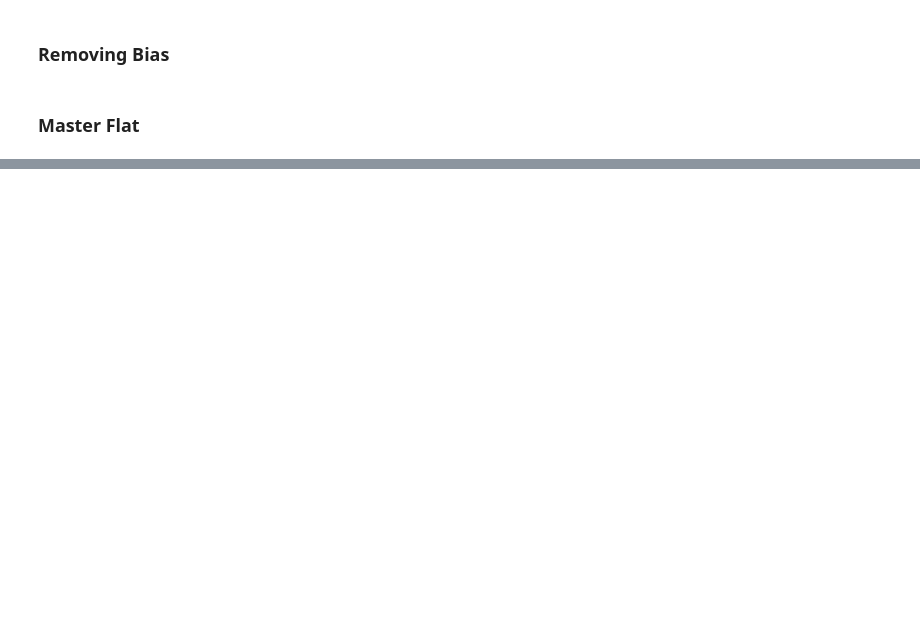
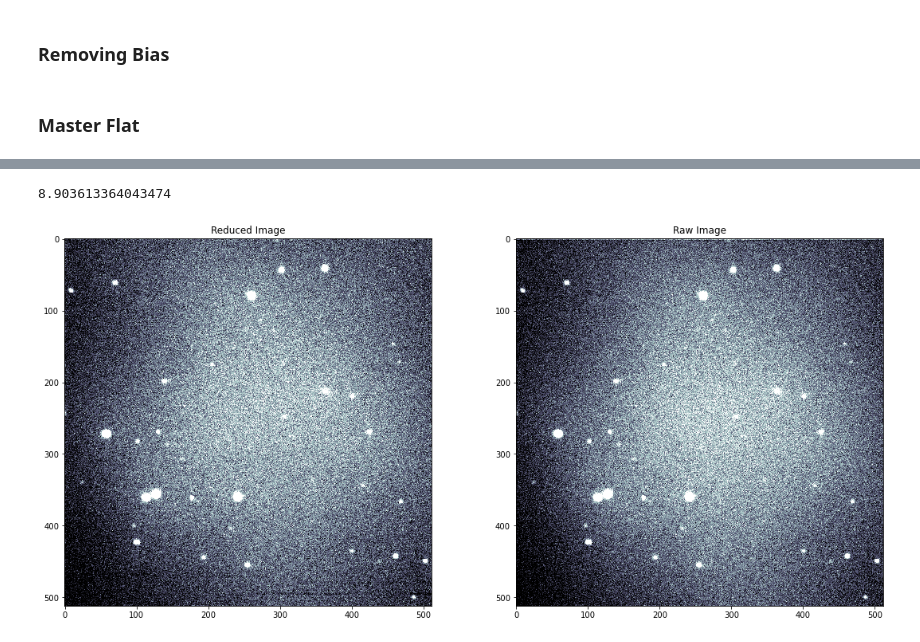
Before and after one commit to josue677/Work-space, a Jupyter notebook: ObsP1.ipynb, the cells around one changed output, grey strips where cells are left out. Cells and saved outputs as stored; diff of their text form; code cells hidden in the pictures; blank space fills up the shorter version.

```diff
--- a/ObsP1.ipynb
+++ b/ObsP1.ipynb
@@ -676,0 +147,9 @@ plt.tight_layout()
+# %%
+# _, g9348_08, _ = date_fn(g9348_bias)
+g9348_sky_08 = flatcorrect_fn(g9348_bias, skymasterflats_08)
+g9348_sky = g9348_sky_08
+
+# using G9348_V_60
+sn_test = g9348_sky[4].data
+mean, median, std = sigma_clipped_stats(g9348_sky[4], sigma=3.0)
+znorm = ImageNormalize(stretch=SqrtStretch())
@@ -676,0 +167,18 @@ plt.tight_layout()
+# %%
+fig,ax = plt.subplots(1,2)
+fig.set_size_inches(15, 15)
+fig.tight_layout(w_pad=7.5, h_pad=5.5)
+
+ax[1].imshow(g9348[4], vmin=np.percentile(g9348[4], 5),
+           vmax=np.percentile(g9348[4], 98), cmap='bone', interpolation='nearest');
+ax[1].title.set_fontsize(20)
+ax[1].set_title('Raw Image');
+
+ax[0].imshow(sn_test, vmin=np.percentile(sn_test, 5),
+           vmax=np.percentile(sn_test, 98), cmap='bone', interpolation='nearest');
+ax[0].title.set_fontsize(20)
+ax[0].set_title('Reduced Image');
+print(np.mean(sn_test))
+# %% [output]
+8.903613364043474
+[figure, added]
```
Also changed, not shown: parts of 67 cells of this notebook, 3 other files.
